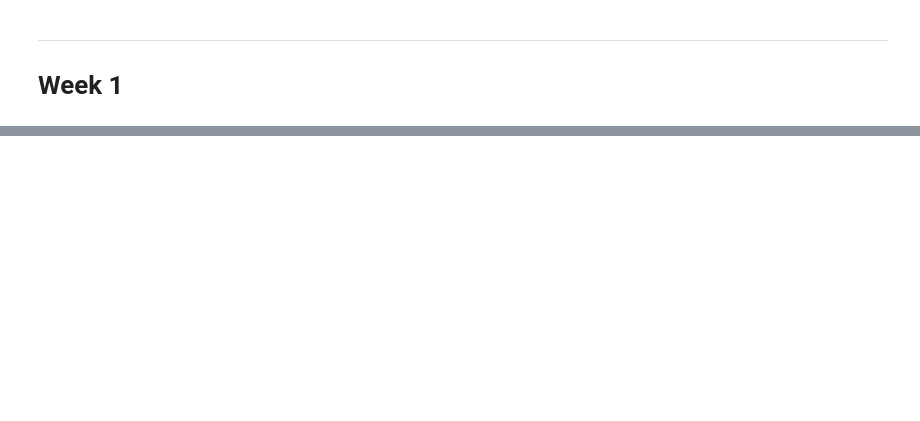
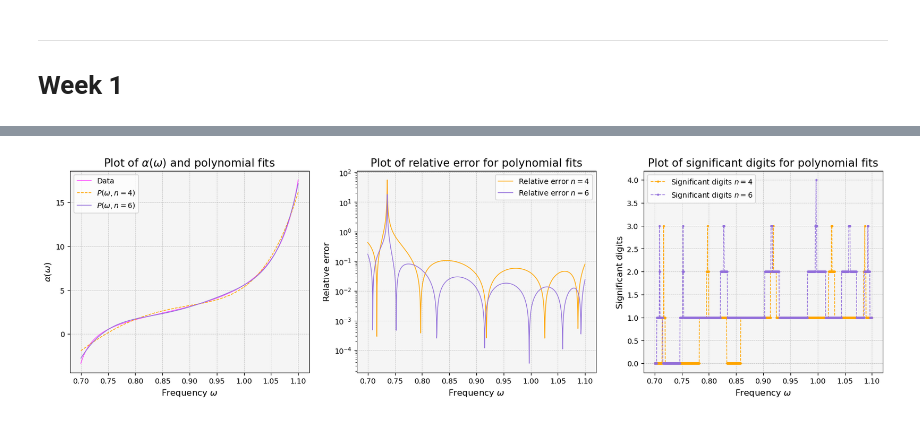
Before and after one commit to nielsdavidsen/Scientific_Computing_2025, a Jupyter notebook: Assignments/Assignment_1/Assignment1.ipynb, the cells around one changed output, grey strips where cells are left out. Drawn from its saved outputs; the diff is of its cells as text; code cells hidden in the pictures; blank space fills up the shorter version.

```diff
--- a/Assignments/Assignment_1/Assignment1.ipynb
+++ b/Assignments/Assignment_1/Assignment1.ipynb
@@ -59,0 +78,7 @@ cond_numbs = [calc_condnumb_maxnorm(E_wS(Amat, Bmat, wi)) for wi in w]
+# %%
+# Calculating the expected amount of significant digits
+
+sig_dig = [-np.log10(cn * 10**-8) for cn in cond_numbs]
+
+for i, sd in enumerate(sig_dig):
+    print(rf'Significant digits for x with dy/y=10^{-8} = and w={w[i]}: {int(np.floor(sd))}')
@@ -59,0 +481,12 @@ cond_numbs = [calc_condnumb_maxnorm(E_wS(Amat, Bmat, wi)) for wi in w]
+# %%
+VR = householder_fast(Chosen_A)
+
+# Extracting R from VR
+R_fast = np.triu(VR[:Chosen_A.shape[0], :])
+
+if np.allclose(R_fast, R_slow):
+    print("Fast Householder QR successful")
+else:
+    print("Fast Householder QR failed")
+
+print(VR)
@@ -59,0 +613,64 @@ cond_numbs = [calc_condnumb_maxnorm(E_wS(Amat, Bmat, wi)) for wi in w]
+# %%
+w_p = 1.1
+omegas = np.linspace(0.7, w_p, 1000)
+alpha_list = np.array([solve_alpha(wi) for wi in omegas])
+
+def poly_omega(w, x_j):
+    parts = []
+    for i in range(len(x_j)):
+        part = x_j[i] * w**(2 * i)
+        parts.append(part)
+
+    result = np.sum(parts, axis=0)
+    return result
+
+
+n4,n6 = 4,6 # degrees of polynomial
+X4 = np.column_stack([omegas**(2*j) for j in range(n4+1)])
+X6 = np.column_stack([omegas**(2*j) for j in range(n6+1)])
+
+x4, r4, R4 = least_squares(X4, alpha_list)
+x6, r6, R6 = least_squares(X6, alpha_list)
+
+y4 = poly_omega(omegas, x4)
+y6 = poly_omega(omegas, x6)
+
+y4_rel_err = np.abs((y4 - alpha_list) / alpha_list)
+y6_rel_err = np.abs((y6 - alpha_list) / alpha_list)
+
+y4_sig_dig = np.floor(-np.log10(y4_rel_err))
+y4_sig_dig[y4_sig_dig < 0] = 0
+
+y6_sig_dig = np.floor(-np.log10(y6_rel_err))
+y6_sig_dig[y6_sig_dig < 0] = 0
+
+
+fig, ax = plt.subplots(1, 3, figsize=(20, 5), dpi=100)
+
+ax[0].plot(omegas, alpha_list, marker='', ls='-', label='Data', color='fuchsia', markersize=2, alpha=0.7, linewidth=1)
+ax[0].plot(omegas, y4, label=r'$P(\omega, n=4)$', ls='--', color='orange', alpha=1, linewidth=1)
+ax[0].plot(omegas, y6, label=r'$P(\omega, n=6)$', color ='mediumpurple', alpha=1, linewidth=1)
+ax[0].set_title(r'Plot of $\alpha(\omega)$ and polynomial fits', fontsize=15)
+ax[0].set_xlabel(r'Frequency $\omega$', fontsize=12)
+ax[0].set_ylabel(r'$\alpha(\omega)$', fontsize=12)
+
+ax[1].plot(omegas, y4_rel_err, label=r'Relative error $n=4$', color='orange', alpha=1, linewidth=1)
+ax[1].set_yscale('log')
+ax[1].plot(omegas, y6_rel_err, label=r'Relative error $n=6$', color='mediumpurple', alpha=1, linewidth=1)
+ax[1].set_title(r'Plot of relative error for polynomial fits', fontsize=15)
+ax[1].set_xlabel(r'Frequency $\omega$', fontsize=12)
+ax[1].set_ylabel(r'Relative error', fontsize=12)
+
+ax[2].plot(omegas, y4_sig_dig, label=r'Significant digits $n=4$', color='orange', alpha=1, ls='--', marker='o', markersize=2, linewidth=1)
+ax[2].plot(omegas, y6_sig_dig, label=r'Significant digits $n=6$', color='mediumpurple', alpha=1, ls='--', marker='o', markersize=2, linewidth=1)
+ax[2].set_title(r'Plot of significant digits for polynomial fits', fontsize=15)
+ax[2].set_xlabel(r'Frequency $\omega$', fontsize=12)
+ax[2].set_ylabel(r'Significant digits', fontsize=12)
+
+
+for axi in ax:
+    axi.legend()
+    axi.grid(color='grey', linestyle='--', linewidth=0.5, alpha=0.5)
+    axi.set_facecolor('whitesmoke')
+# %% [output]
+[figure, added]
```
Also changed, not shown: parts of 39 cells of this notebook, 2 other files.
